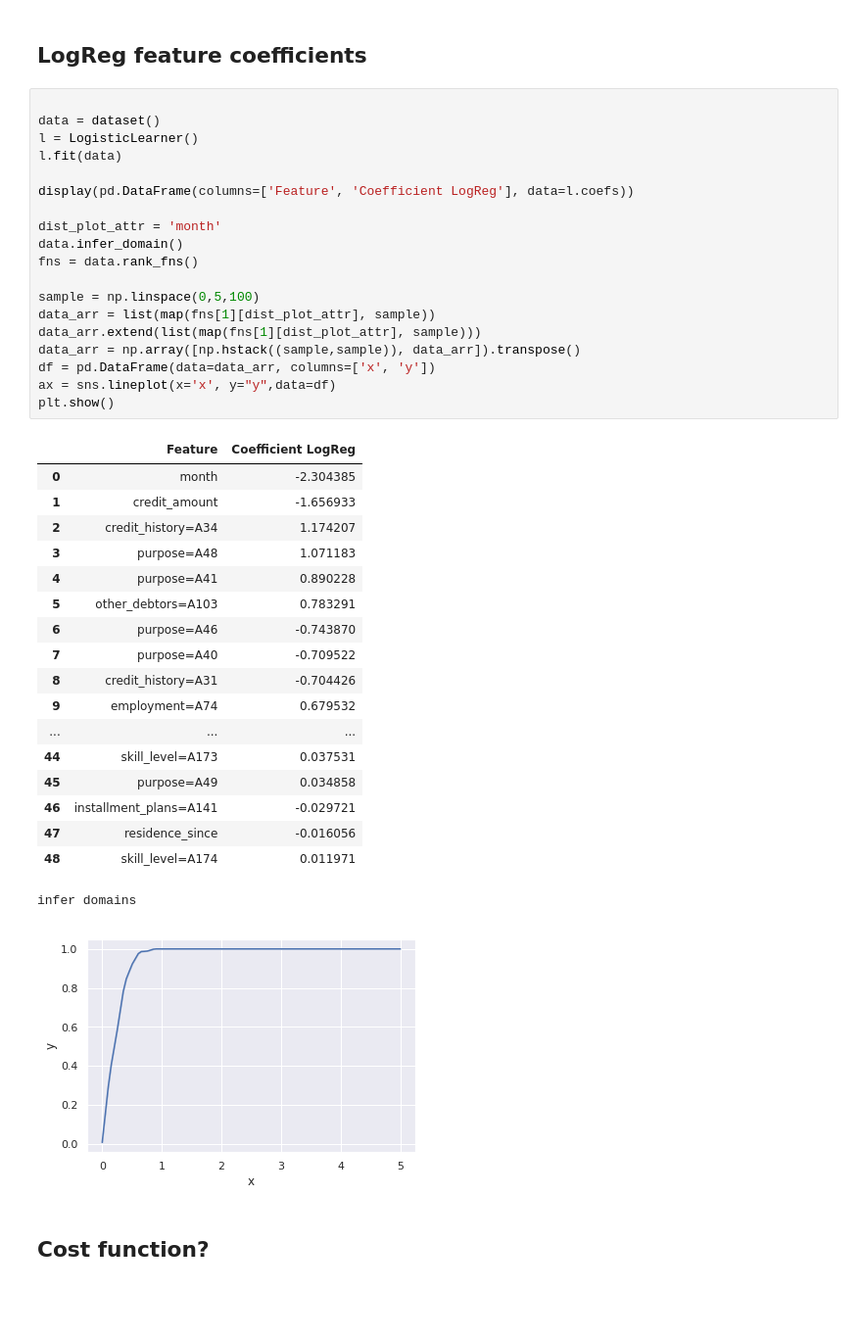
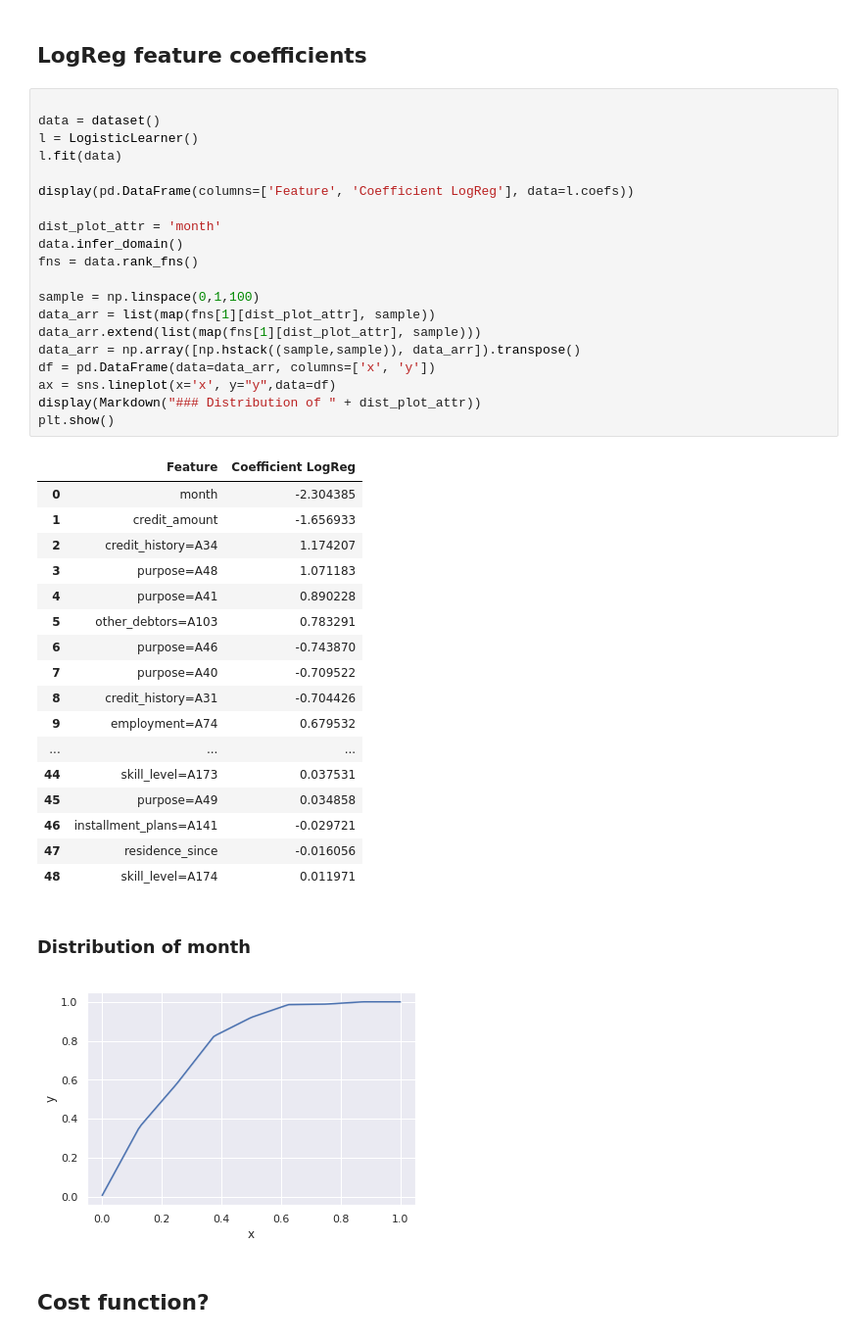
Before and after one commit to resulknad/fair-sim, a Jupyter notebook: main_plots.ipynb, the cells around one changed output. Shown at 98% size. Drawn from its saved outputs; the diff is of its cells as text; blank space fills up the shorter version.

```diff
--- a/main_plots.ipynb
+++ b/main_plots.ipynb
@@ -98,36 +100,37 @@ l.fit(data)
 display(pd.DataFrame(columns=['Feature', 'Coefficient LogReg'], data=l.coefs))
 
 dist_plot_attr = 'month'
 data.infer_domain()
 fns = data.rank_fns()
 
-sample = np.linspace(0,5,100)
+sample = np.linspace(0,1,100)
 data_arr = list(map(fns[1][dist_plot_attr], sample))
 data_arr.extend(list(map(fns[1][dist_plot_attr], sample)))
 data_arr = np.array([np.hstack((sample,sample)), data_arr]).transpose()
 df = pd.DataFrame(data=data_arr, columns=['x', 'y'])
 ax = sns.lineplot(x='x', y="y",data=df)
+display(Markdown("### Distribution of " + dist_plot_attr))
 plt.show()
 # %% [output]
 |  | Feature | Coefficient LogReg |
 | 0 | month | -2.304385 |
 | 1 | credit_amount | -1.656933 |
 | 2 | credit_history=A34 | 1.174207 |
 | 3 | purpose=A48 | 1.071183 |
 | 4 | purpose=A41 | 0.890228 |
 | 5 | other_debtors=A103 | 0.783291 |
 | 6 | purpose=A46 | -0.743870 |
 | 7 | purpose=A40 | -0.709522 |
 | 8 | credit_history=A31 | -0.704426 |
 | 9 | employment=A74 | 0.679532 |
 | ... | ... | ... |
 | 44 | skill_level=A173 | 0.037531 |
 | 45 | purpose=A49 | 0.034858 |
 | 46 | installment_plans=A141 | -0.029721 |
 | 47 | residence_since | -0.016056 |
 | 48 | skill_level=A174 | 0.011971 |
-infer domains
+### Distribution of month
-[figure, old version]
+[figure, new version]
 # %% [markdown]
 ## Cost function?
 # %%
```
Also changed, not shown: parts of 8 cells of this notebook, 6 other files.
